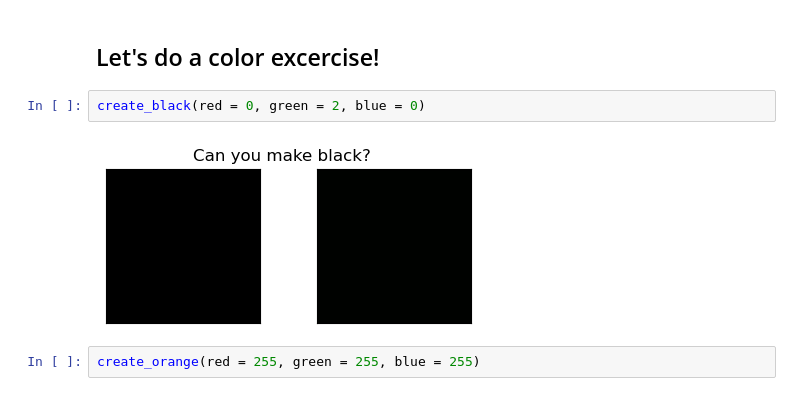
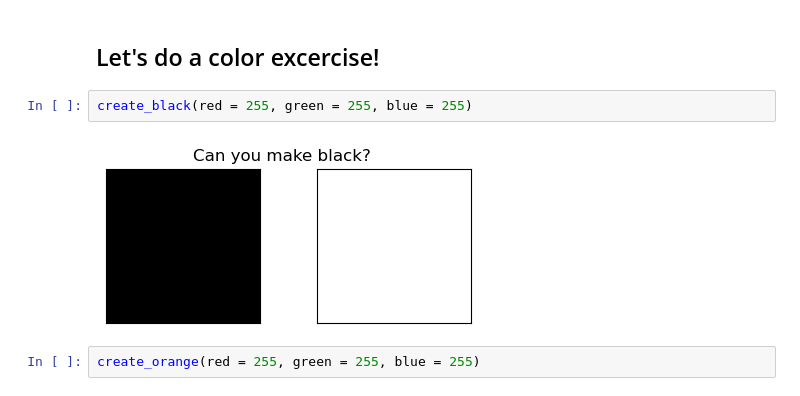
Before and after one commit to laumonfe/NordicWomenInSTEM, a Jupyter notebook: funMath_forKids.ipynb, the cells around one changed output. Drawn from its saved outputs; the diff is of its cells as text.

```diff
--- a/funMath_forKids.ipynb
+++ b/funMath_forKids.ipynb
@@ -77,9 +77,9 @@ create_new_color(red = 255, green = 145, blue = 175)
 # %% [markdown]
 ## Let's do a color excercise!
 # %%
-create_black(red = 0, green = 2, blue = 0)
+create_black(red = 255, green = 255, blue = 255)
 # %% [output]
-[figure, old version]
+[figure, new version]
 # %%
 create_orange(red = 255, green = 255, blue = 255)
 # %% [output]
```
Also changed, not shown: parts of 6 cells of this notebook, 2 other files.
